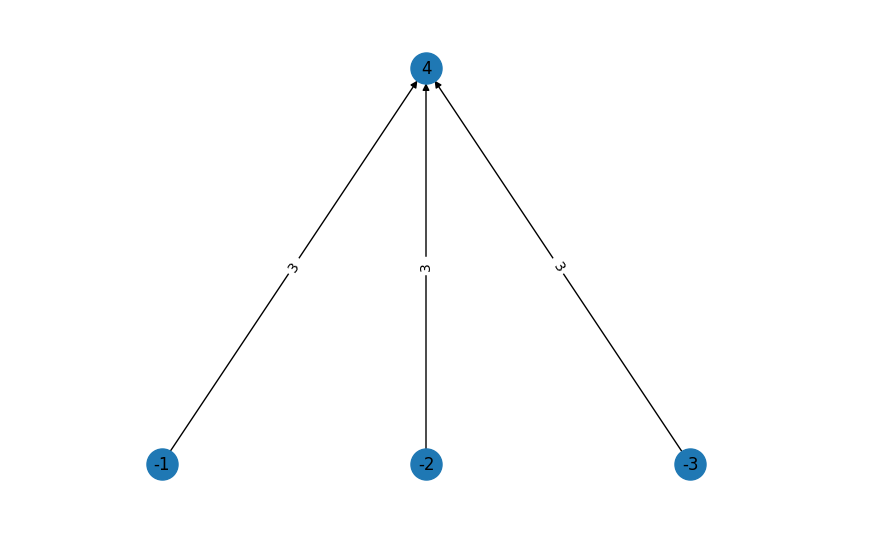
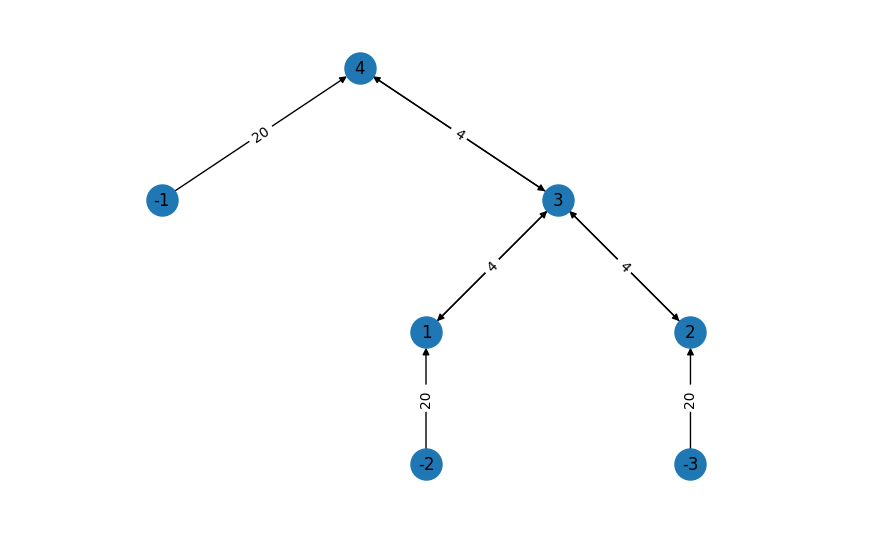
Before and after one commit to roman-ellerbrock/pyQuTree, a Jupyter notebook: ttnopt.ipynb, the cells around one changed output. Saved outputs shown, nothing was run; the diff lists cells and outputs as text; code cells hidden in the pictures.

```diff
--- a/ttnopt.ipynb
+++ b/ttnopt.ipynb
@@ -71,2 +73,14 @@ print(D.shape, D.edges)
 True
 (30, 4) [((1, 3), (3, 4)), (2, 3)]
+# %%
+e1 = [(3, 2), (2, 3)]
+e2 = [(1, 3), (2, 3), (3, 4)]
+edge = (2, 3)
+matt = np.arange(4*4).reshape((4, 4))
+At = np.arange(4*6*5).reshape((6, 4, 5))
+
+mat = quTensor(matt, e1)
+A = quTensor(At, e2)
+
+B = tensordot(mat, A, edge)
+print(B.edges, B.shape)
@@ -72,0 +90,3 @@ True
+# %%
+G = balanced_tree(3, 4, 20)
+plot_tree(G)
@@ -73,35 +95,20 @@ True
 # %%
-G = balanced_tree(3, 3, 3)
-
-def remove_edge(G, edge):
-    pre = pre_edges(G, edge, remove_flipped=True)
-    v = edge[0]
-    w = edge[1]
-    # redirect edges
-    for e in pre:
-        attr = G.get_edge_data(*e)
-        G.add_edge(e[0], w, **attr)
-        G.remove_edge(*e)
-    G.remove_edge(*edge)
-    G.remove_edge(*flip(edge))
-    G.remove_node(v)
-    return G
-
 # test for removing edges manually
 #G = remove_edge(G, (1, 3))
 #G = remove_edge(G, (2, 3))
 #G = remove_edge(G, (3, 4))
 #plot_tree(G)
-for edge in sweep(G):
+F = G.copy()
+for edge in sweep(F):
     if is_leaf(edge):
         continue
     if edge[0] > edge[1]:
         break # only up-sweep
     # contract lower into upper tensor
 #    A = G.nodes[edge[0]]
 #    B = G.nodes[edge[1]]
-    G = remove_edge(G, edge)
+    F = remove_edge(F, edge)
 
 plot_tree(G)
 # %% [output]
-[figure, old version]
+[figure, new version]
```
Also changed, not shown: parts of 8 cells of this notebook, 9 other files.
